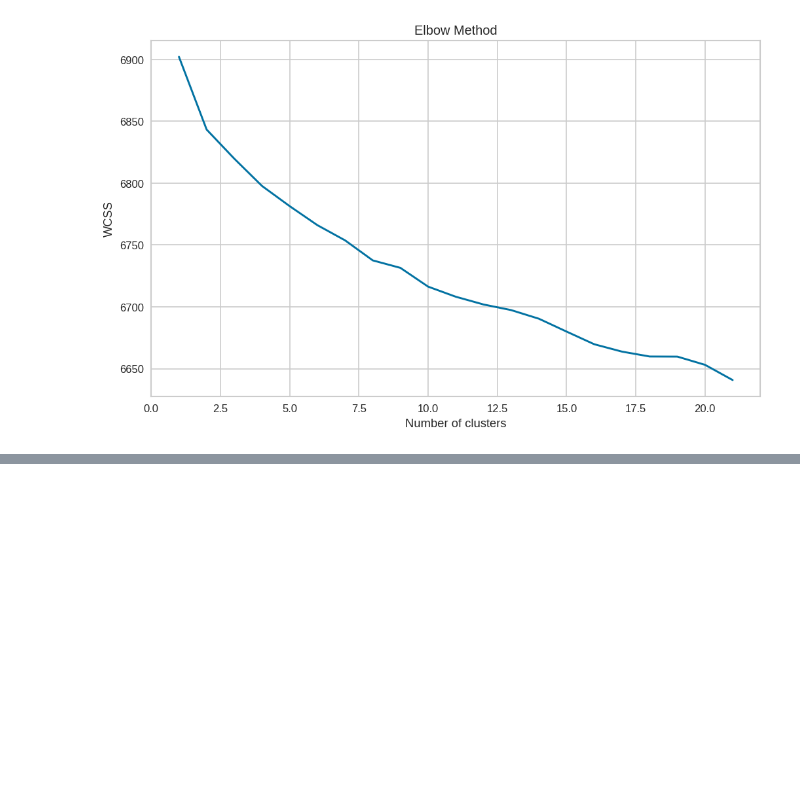
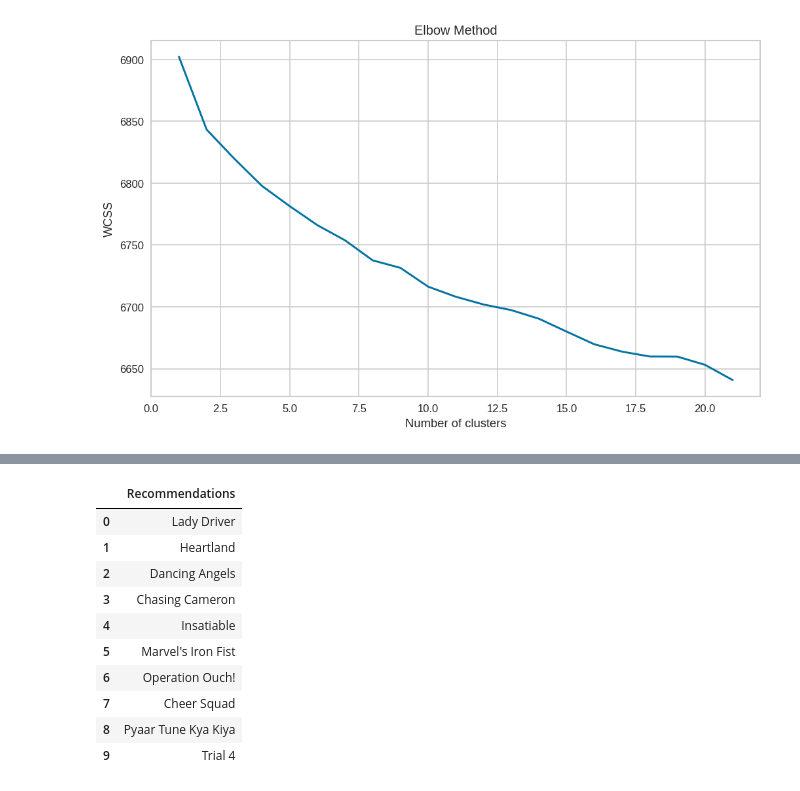
Before and after one commit to Shubham-naik-ai/NETFLIX-MOVIES-AND-TV-SHOWS-CLUSTERING, a Jupyter notebook: NETFLIX_MOVIES_AND_TV_SHOWS_CLUSTERING.ipynb, the cells around one changed output, grey strips where cells are left out. Saved outputs shown, nothing was run; the diff lists cells and outputs as text; code cells hidden in the pictures; blank space fills up the shorter version.

```diff
--- a/NETFLIX_MOVIES_AND_TV_SHOWS_CLUSTERING.ipynb
+++ b/NETFLIX_MOVIES_AND_TV_SHOWS_CLUSTERING.ipynb
@@ -839,0 +933,16 @@ plt.show()
+# %%
+# Lets try getting recommendations for Tv-Shows.
+tvshows_recommendations = pd.DataFrame(recommendations('Greenhouse Academy'), columns=['Recommendations'])
+tvshows_recommendations.head(11)
+# %% [output]
+|  | Recommendations |
+| 0 | Lady Driver |
+| 1 | Heartland |
+| 2 | Dancing Angels |
+| 3 | Chasing Cameron |
+| 4 | Insatiable |
+| 5 | Marvel's Iron Fist |
+| 6 | Operation Ouch! |
+| 7 | Cheer Squad |
+| 8 | Pyaar Tune Kya Kiya |
+| 9 | Trial 4 |
```
Also changed, not shown: parts of 11 cells of this notebook.
